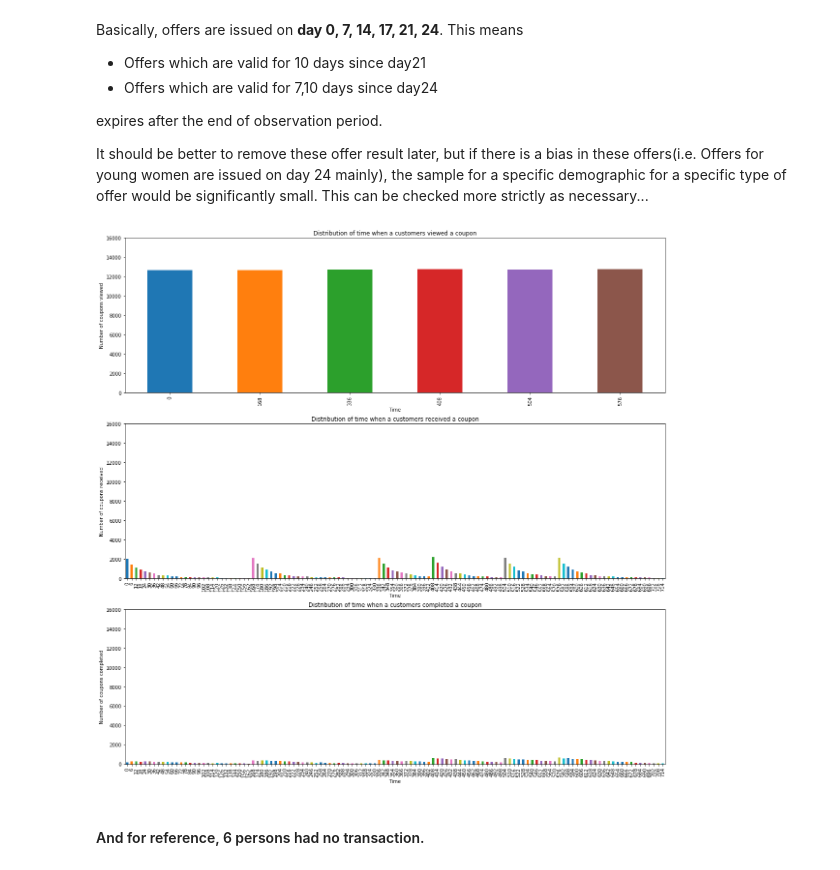
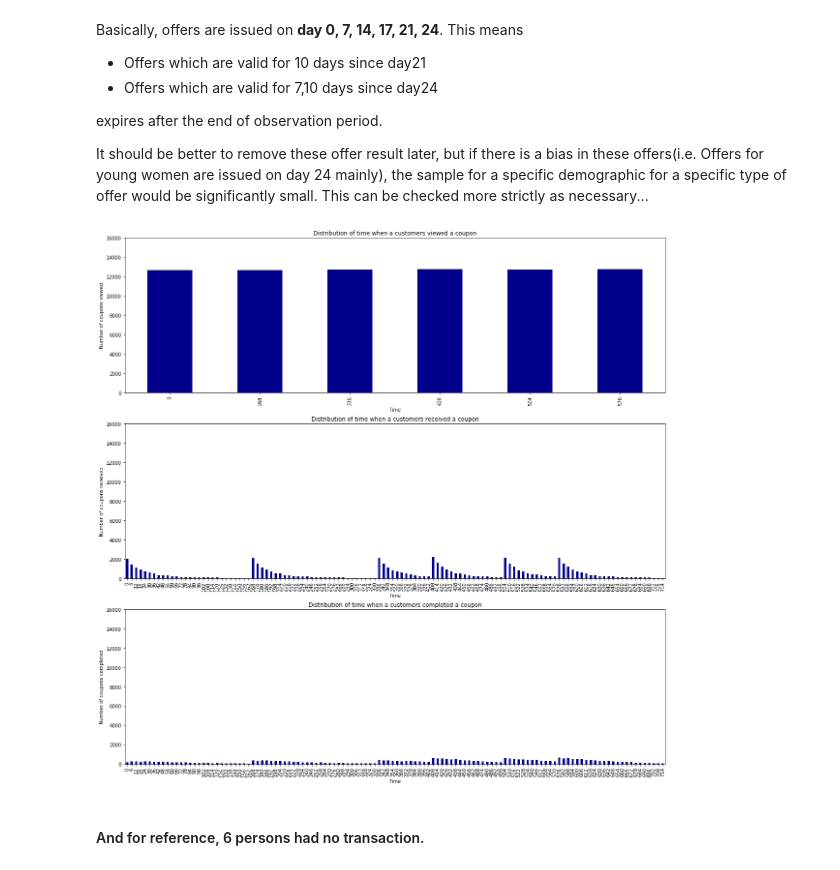
Before and after one commit to kudojp/StarBucksPromotionAnalysis, a Jupyter notebook: 190315StarbucksPromotionAnalysis.ipynb, the cells around one changed output. Drawn from its saved outputs; the diff is of its cells as text; code cells hidden in the pictures.

```diff
--- a/190315StarbucksPromotionAnalysis.ipynb
+++ b/190315StarbucksPromotionAnalysis.ipynb
@@ -475,31 +475,31 @@ It should be better to remove these offer result later, but if there is a bias i
 # %%
 # Distribution of hour of transactions
 plt.figure(figsize=(20,20))
 plt.subplot(3,1,1)
 plt.xlim([0,714])
 plt.ylim([0,16000])
-transcript2[transcript2.event == "offer received"].time.value_counts().sort_index().plot("bar")
+transcript2[transcript2.event == "offer received"].time.value_counts().sort_index().plot("bar", color="DarkBlue")
 plt.title("Distribution of time when a customers viewed a coupon")
 plt.xlabel("Time")
 plt.ylabel("Number of coupons viewed")
 
 # Distribution of hours when offer_received
 plt.subplot(3,1,2)
 plt.ylim([0,16000])
-transcript2[transcript2.event == "offer viewed"].time.value_counts().sort_index().plot("bar")
+transcript2[transcript2.event == "offer viewed"].time.value_counts().sort_index().plot("bar", color="DarkBlue")
 plt.title("Distribution of time when a customers received a coupon")
 plt.xlabel("Time")
 plt.ylabel("Number of coupons received")
 
 # Distribution of hours when offer_completed
 plt.subplot(3,1,3)
 plt.ylim([0,16000])
-transcript2[transcript2.event == "offer completed"].time.value_counts().sort_index().plot("bar")
+transcript2[transcript2.event == "offer completed"].time.value_counts().sort_index().plot("bar", color="DarkBlue")
 plt.title("Distribution of time when a customers completed a coupon")
 plt.xlabel("Time")
 plt.ylabel("Number of coupons completed");
 # %% [output]
-[figure, old version]
+[figure, new version]
 # %% [markdown]
 #### And for reference, 6 persons had no transaction.
 # %%
```
Also changed, not shown: parts of 2 cells of this notebook, 2 other files.
